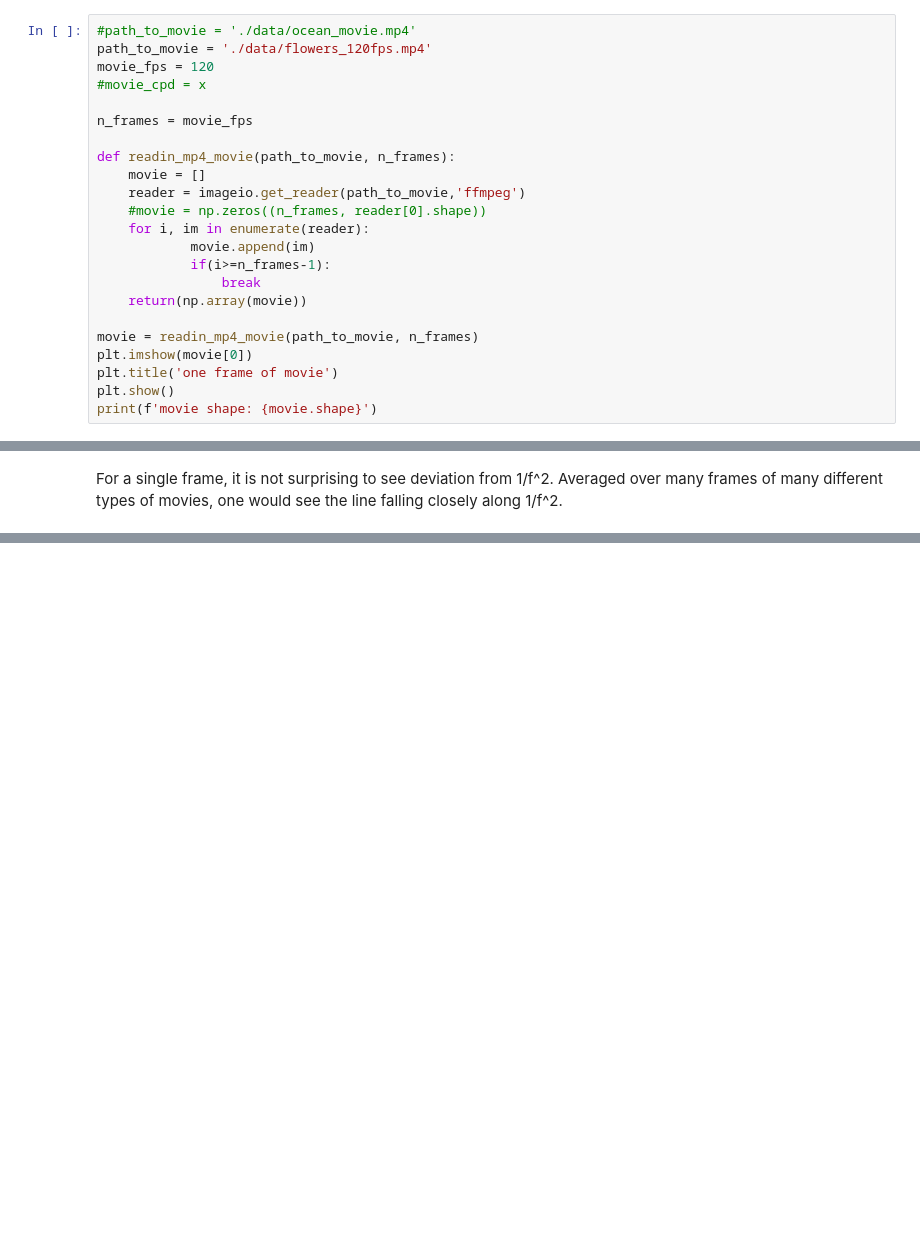
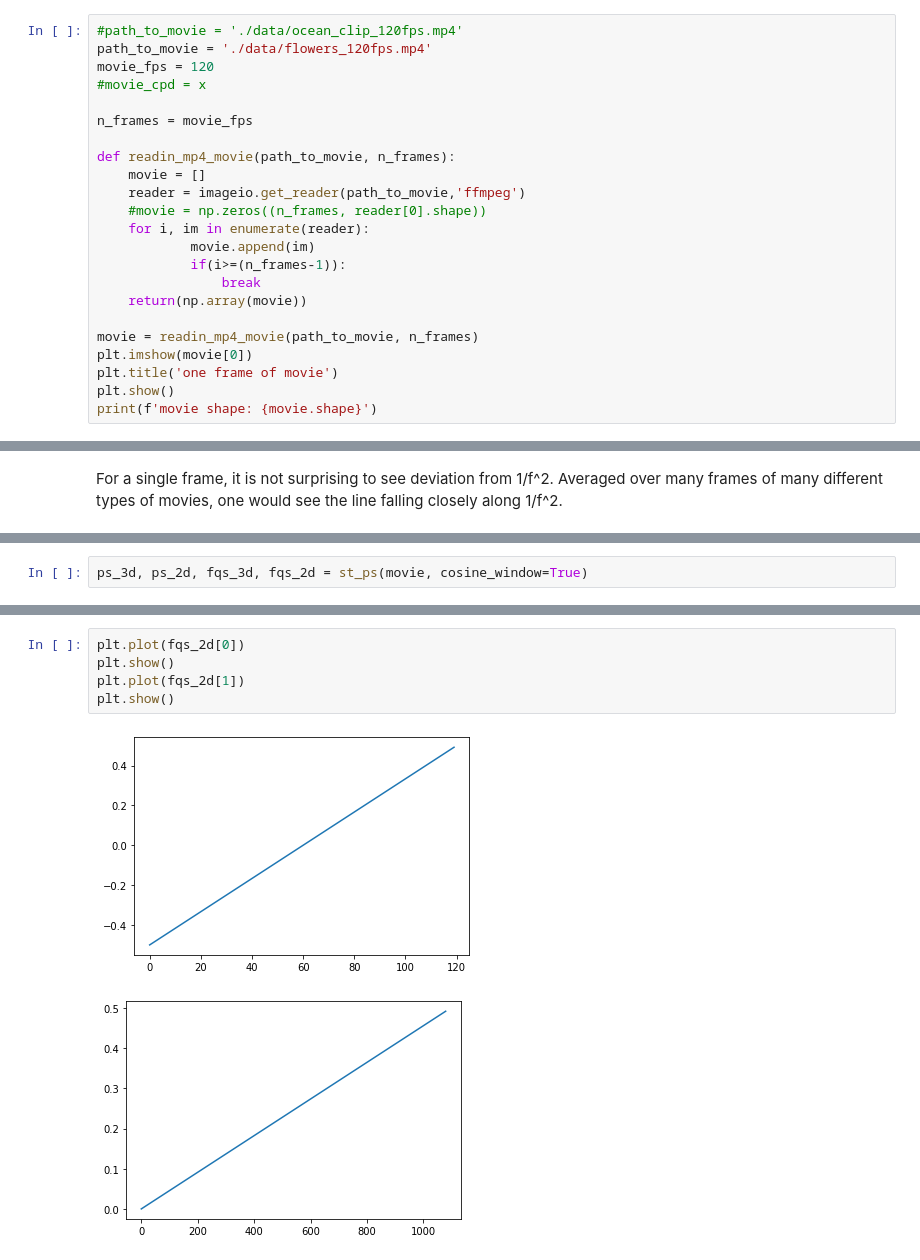
Before and after one commit to vdutell/ml_tutorials, a Jupyter notebook: Spatiotemporal_Fourier Analysis.ipynb, the cells around one changed output, grey strips where cells are left out. Saved outputs shown, nothing was run; the diff lists cells and outputs as text; blank space fills up the shorter version.

```diff
--- a/Spatiotemporal_Fourier Analysis.ipynb
+++ b/Spatiotemporal_Fourier Analysis.ipynb
@@ -22,7 +24,7 @@ import scipy.ndimage
 
 We first readin our movie to be analyzed spatiotemporally
 # %%
-#path_to_movie = './data/ocean_movie.mp4'
+#path_to_movie = './data/ocean_clip_120fps.mp4'
 path_to_movie = './data/flowers_120fps.mp4'
 movie_fps = 120
 #movie_cpd = x
@@ -35,7 +37,7 @@ def readin_mp4_movie(path_to_movie, n_frames):
     #movie = np.zeros((n_frames, reader[0].shape))
     for i, im in enumerate(reader):
             movie.append(im)
-            if(i>=n_frames-1):
+            if(i>=(n_frames-1)):
                 break
     return(np.array(movie))
 
@@ -279,0 +340,2 @@ Now that we understand what is going on in the strictly spatial Fourier analysis
+# %%
+ps_3d, ps_2d, fqs_3d, fqs_2d = st_ps(movie, cosine_window=True)
@@ -279,0 +498,8 @@ Now that we understand what is going on in the strictly spatial Fourier analysis
+# %%
+plt.plot(fqs_2d[0])
+plt.show()
+plt.plot(fqs_2d[1])
+plt.show()
+# %% [output]
+[figure, added]
+[figure, added]
```
Also changed, not shown: parts of 9 cells of this notebook.
